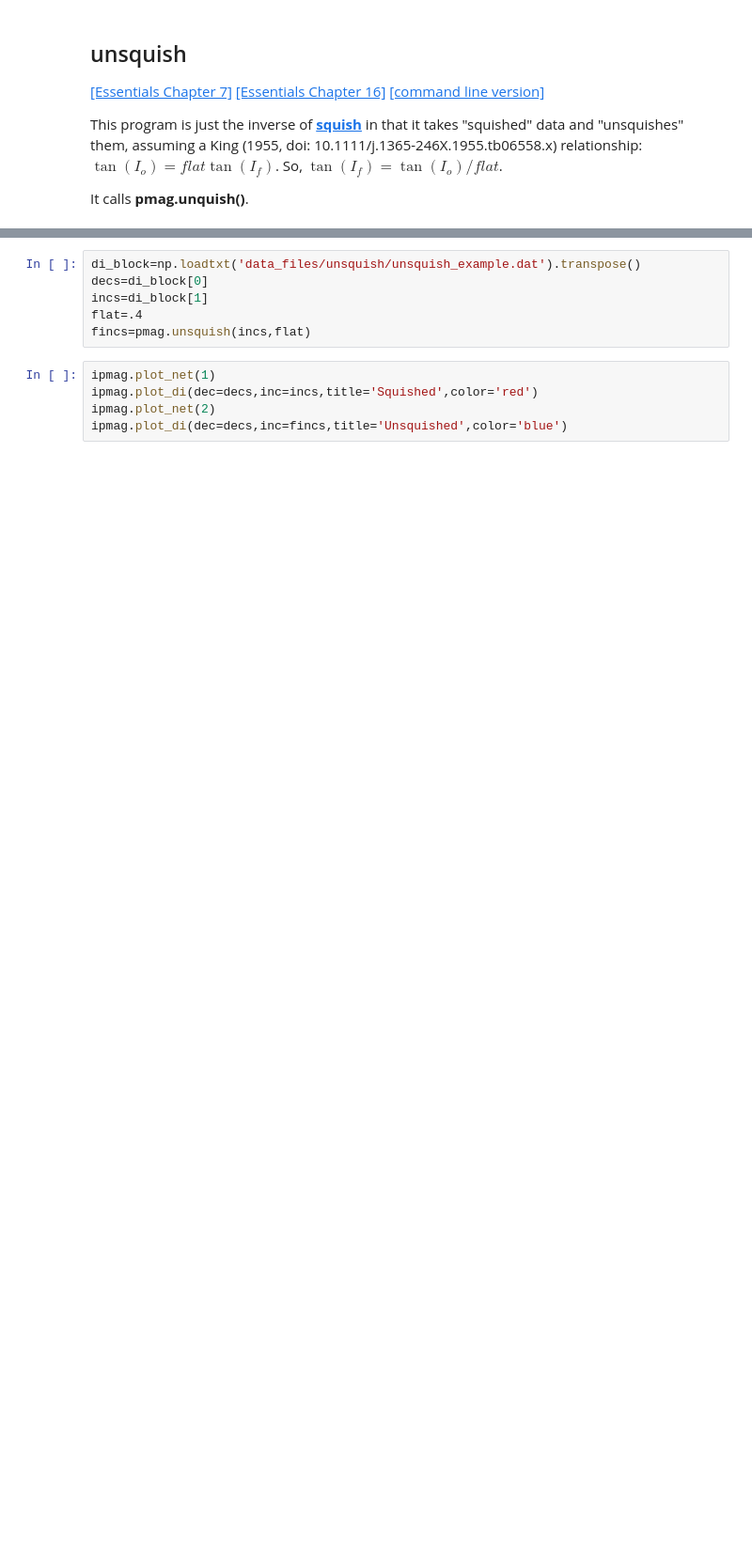
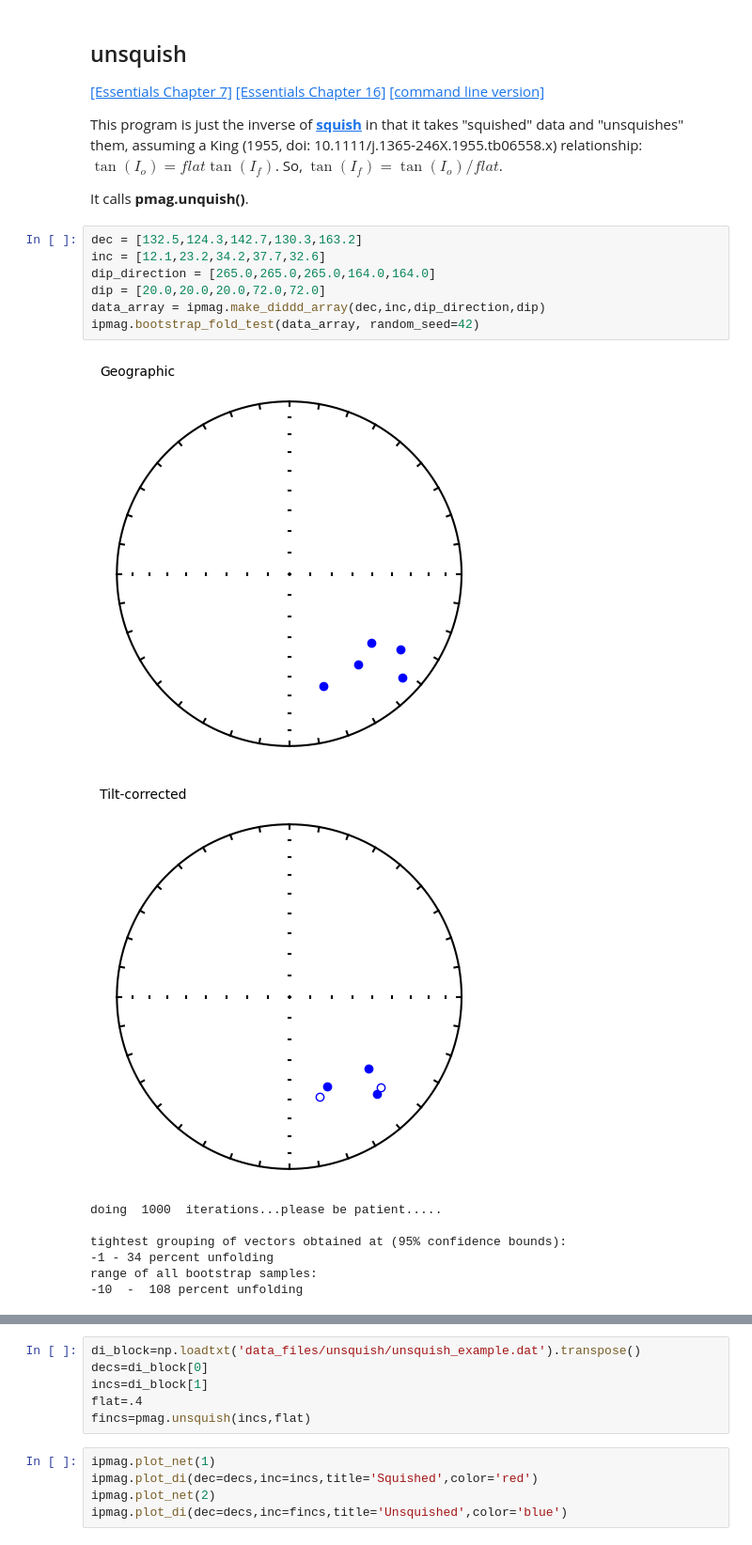
Before and after one commit to PmagPy/PmagPy, a Jupyter notebook: PmagPy_calculations.ipynb, the cells around one changed output, grey strips where cells are left out. Shown at 94% size. Cells and saved outputs as stored; diff of their text form; blank space fills up the shorter version.

```diff
--- a/PmagPy_calculations.ipynb
+++ b/PmagPy_calculations.ipynb
@@ -2262,3 +2290,19 @@ ipmag.plot_di(di_block=di_block,color='red',edge='black')
 This program is just the inverse of [**squish**](#squish) in that it takes "squished" data and "unsquishes" them, assuming a King (1955, doi: 10.1111/j.1365-246X.1955.tb06558.x)  relationship:  $\tan(I_o)=flat \tan(I_f)$. So, $\tan(I_f) = \tan(I_o)/flat$.
 
 It calls **pmag.unquish()**.
+# %%
+dec = [132.5,124.3,142.7,130.3,163.2]
+inc = [12.1,23.2,34.2,37.7,32.6]
+dip_direction = [265.0,265.0,265.0,164.0,164.0]
+dip = [20.0,20.0,20.0,72.0,72.0]
+data_array = ipmag.make_diddd_array(dec,inc,dip_direction,dip)
+ipmag.bootstrap_fold_test(data_array, random_seed=42)
+# %% [output]
+[figure, added]
+[figure, added]
+doing  1000  iterations...please be patient.....
+
+tightest grouping of vectors obtained at (95% confidence bounds):
+-1 - 34 percent unfolding
+range of all bootstrap samples:
+-10  -  108 percent unfolding
```
Also changed, not shown: parts of 85 cells of this notebook.
